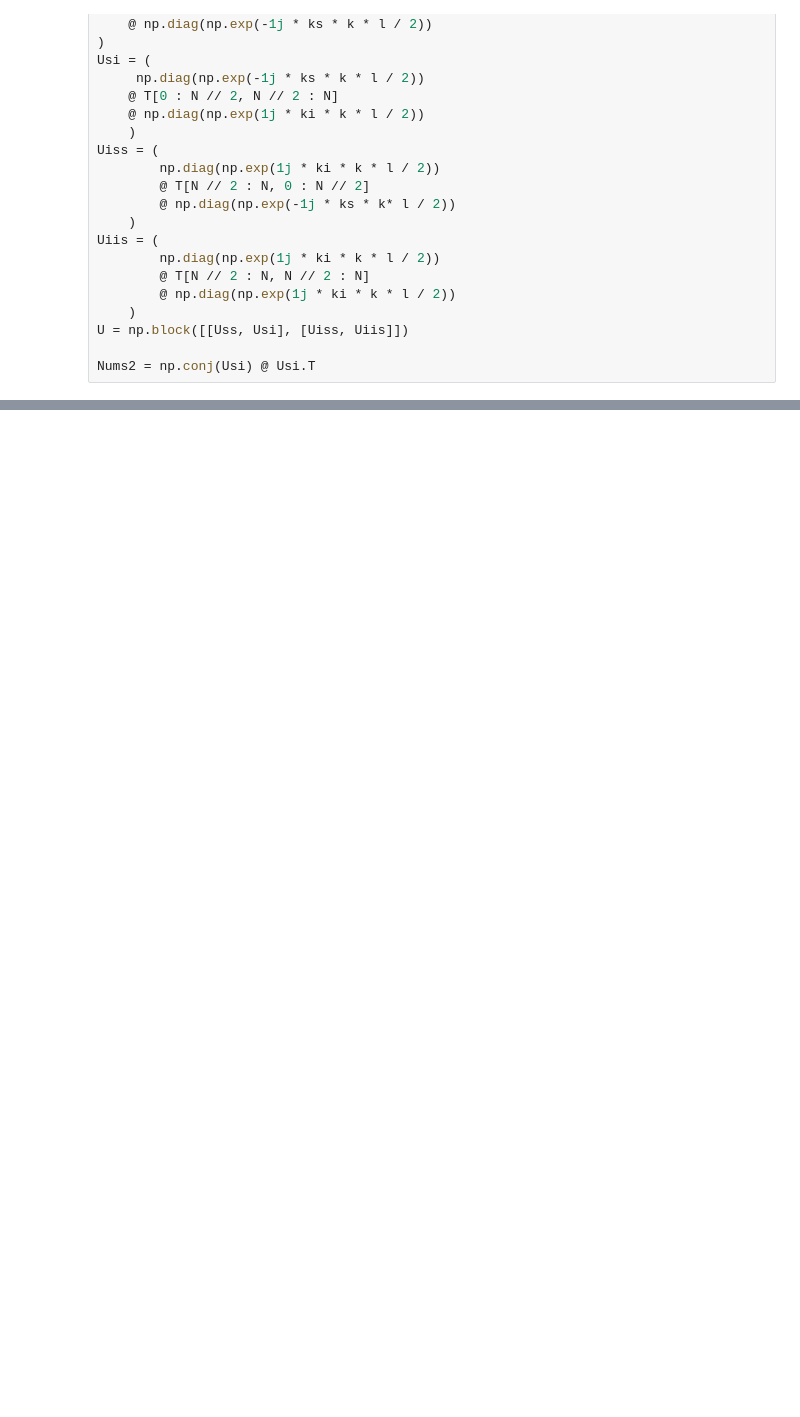
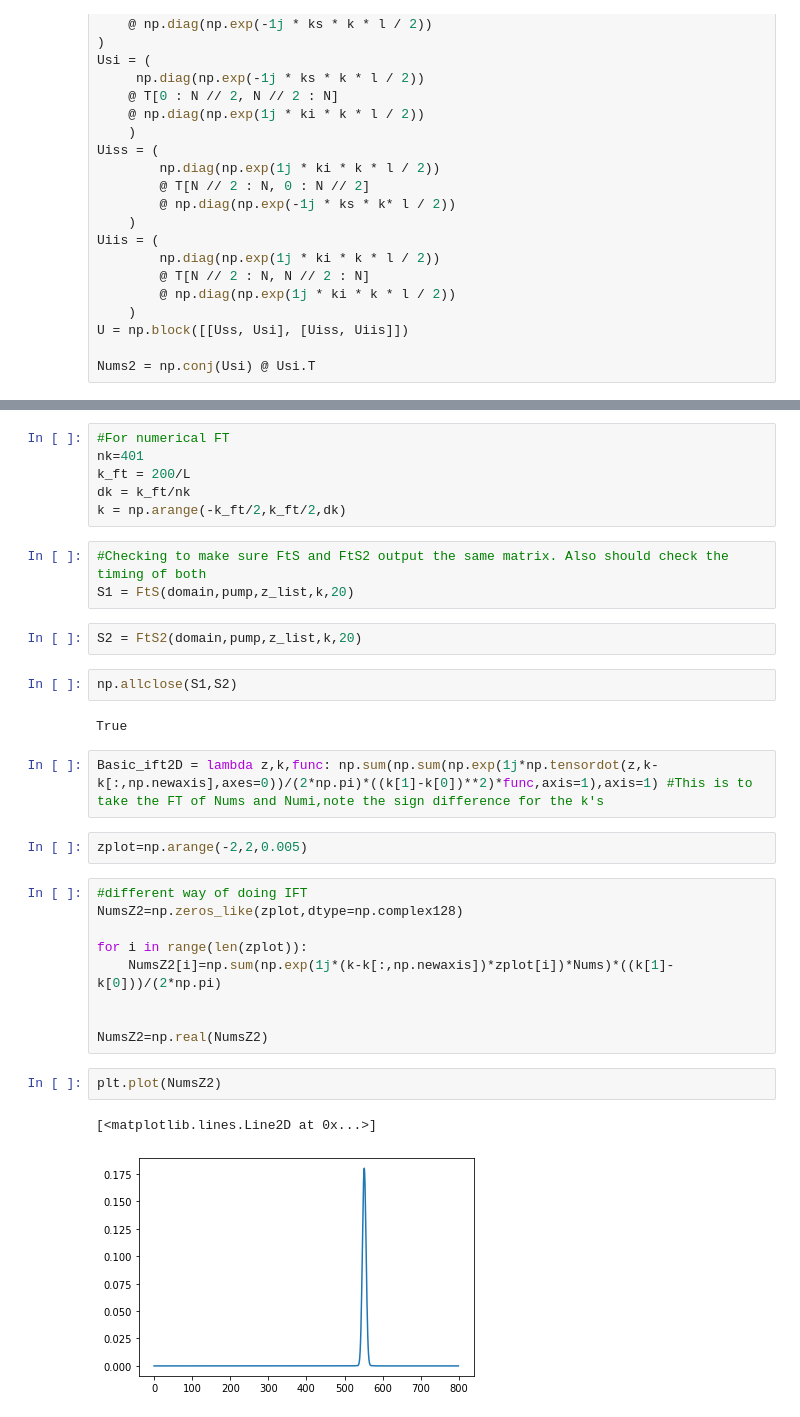
Before and after one commit to MHoude2/KT, a Jupyter notebook: testing.ipynb, the cells around one changed output, grey strips where cells are left out. Drawn from its saved outputs; the diff is of its cells as text; blank space fills up the shorter version.

```diff
--- a/testing.ipynb
+++ b/testing.ipynb
@@ -187,0 +188,33 @@ plt.show()
+# %%
+#For numerical FT
+nk=401
+k_ft = 200/L
+dk = k_ft/nk
+k = np.arange(-k_ft/2,k_ft/2,dk)
+# %%
+#Checking to make sure FtS and FtS2 output the same matrix. Also should check the timing of both
+S1 = FtS(domain,pump,z_list,k,20)
+# %%
+S2 = FtS2(domain,pump,z_list,k,20)
+# %%
+np.allclose(S1,S2)
+# %% [output]
+True
+# %%
+Basic_ift2D = lambda z,k,func: np.sum(np.sum(np.exp(1j*np.tensordot(z,k-k[:,np.newaxis],axes=0))/(2*np.pi)*((k[1]-k[0])**2)*func,axis=1),axis=1) #This is to take the FT of Nums and Numi,note the sign difference for the k's
+# %%
+zplot=np.arange(-2,2,0.005)
+# %%
+#different way of doing IFT
+NumsZ2=np.zeros_like(zplot,dtype=np.complex128)
+
+for i in range(len(zplot)):
+    NumsZ2[i]=np.sum(np.exp(1j*(k-k[:,np.newaxis])*zplot[i])*Nums)*((k[1]-k[0]))/(2*np.pi)
+
+
+NumsZ2=np.real(NumsZ2)
+# %%
+plt.plot(NumsZ2)
+# %% [output]
+[<matplotlib.lines.Line2D at 0x...>]
+[figure, added]
```
Also changed, not shown: parts of 11 cells of this notebook, 2 other files.
